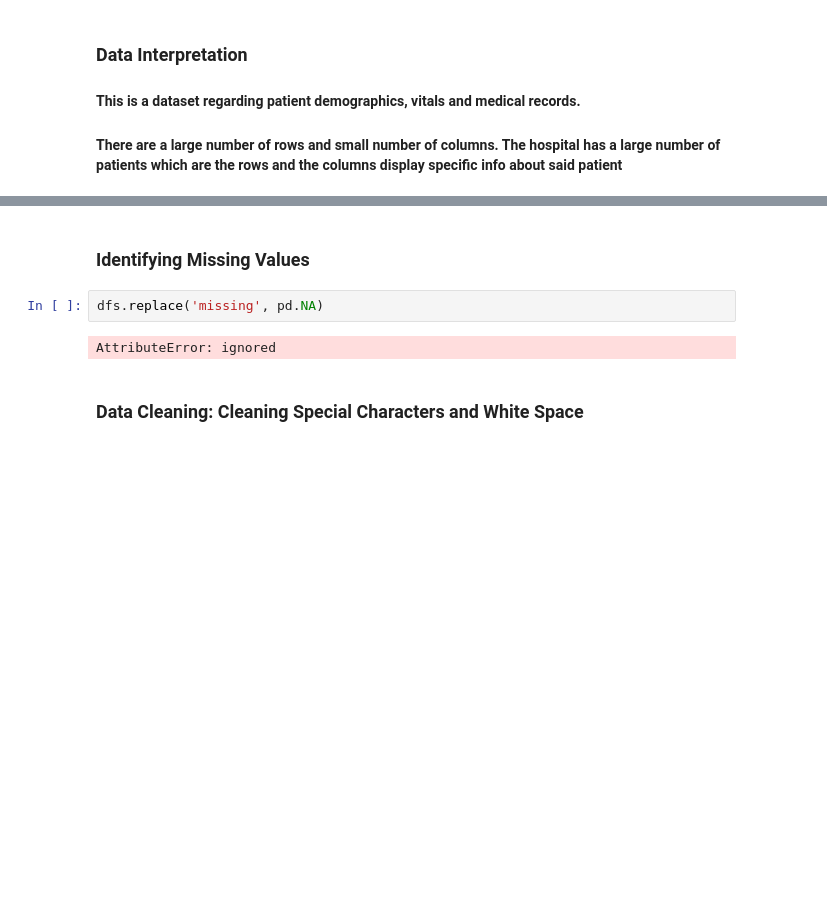
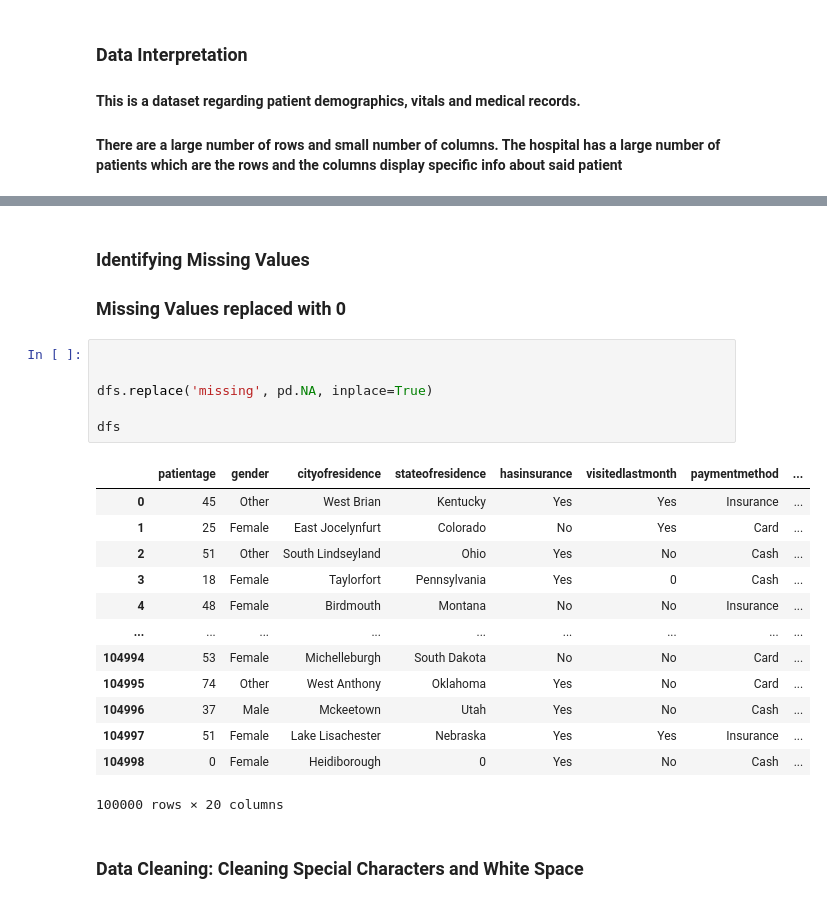
Before and after one commit to rshaikh95/datasci_2_manipulation, a Jupyter notebook: Week2HWRahilShaikh.ipynb, the cells around one changed output, grey strips where cells are left out. Drawn from its saved outputs; the diff is of its cells as text; blank space fills up the shorter version.

```diff
--- a/Week2HWRahilShaikh.ipynb
+++ b/Week2HWRahilShaikh.ipynb
@@ -32,10 +33,27 @@ Index(['patientage', 'gender', 'cityofresidence', 'stateofresidence',
       dtype='object')
 # %% [markdown]
 ### Identifying Missing Values
+### Missing Values replaced with 0
 # %%
-dfs.replace('missing', pd.NA)
+
+
+dfs.replace('missing', pd.NA, inplace=True)
+
+dfs
 # %% [output]
+|  | patientage | gender | cityofresidence | stateofresidence | hasinsurance | visitedlastmonth | paymentmethod | ... |
+| 0 | 45 | Other | West Brian | Kentucky | Yes | Yes | Insurance | ... |
+| 1 | 25 | Female | East Jocelynfurt | Colorado | No | Yes | Card | ... |
+| 2 | 51 | Other | South Lindseyland | Ohio | Yes | No | Cash | ... |
+| 3 | 18 | Female | Taylorfort | Pennsylvania | Yes | 0 | Cash | ... |
+| 4 | 48 | Female | Birdmouth | Montana | No | No | Insurance | ... |
+| ... | ... | ... | ... | ... | ... | ... | ... | ... |
+| 104994 | 53 | Female | Michelleburgh | South Dakota | No | No | Card | ... |
+| 104995 | 74 | Other | West Anthony | Oklahoma | Yes | No | Card | ... |
+| 104996 | 37 | Male | Mckeetown | Utah | Yes | No | Cash | ... |
+| 104997 | 51 | Female | Lake Lisachester | Nebraska | Yes | Yes | Insurance | ... |
+| 104998 | 0 | Female | Heidiborough | 0 | Yes | No | Cash | ... |
-AttributeError: ignored
+100000 rows × 20 columns
 # %% [markdown]
 ### Data Cleaning: Cleaning Special Characters and White Space
 # %%
```
Also changed, not shown: parts of 4 cells of this notebook.
